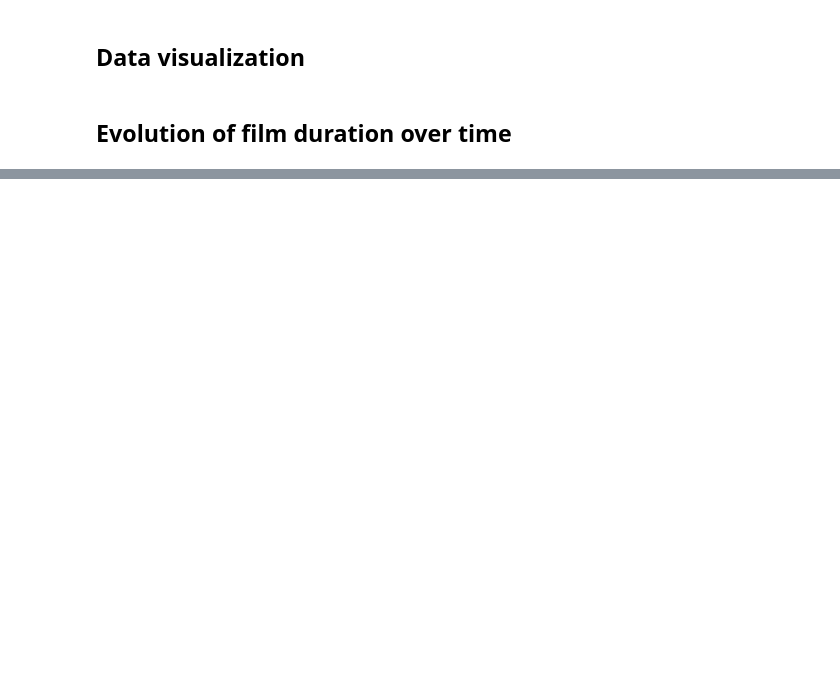
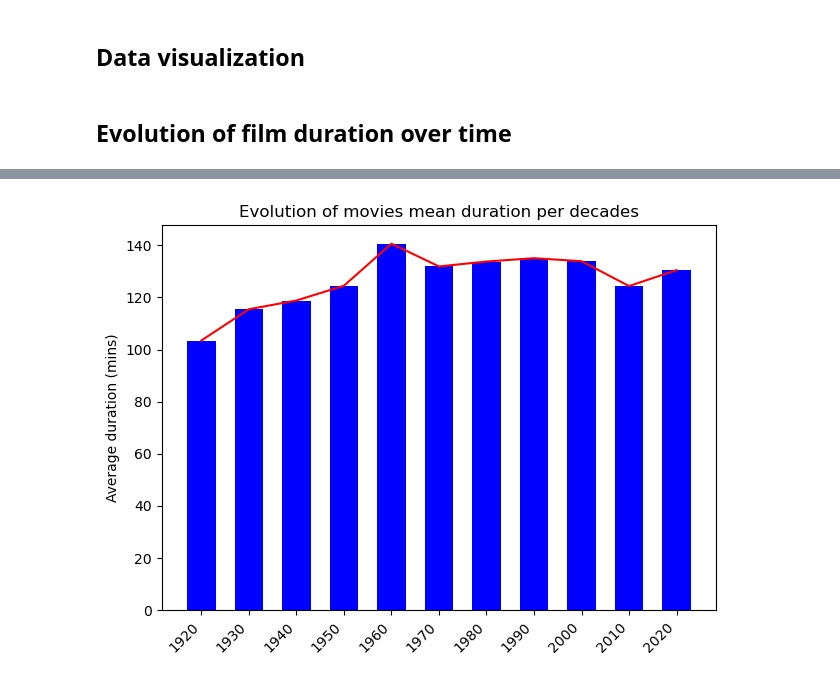
Before and after one commit to davidfernandez1619/ETL_project, a Jupyter notebook: Notebooks/5-Visualization.ipynb, the cells around one changed output, grey strips where cells are left out. Drawn from its saved outputs; the diff is of its cells as text; code cells hidden in the pictures; blank space fills up the shorter version.

```diff
--- a/Notebooks/5-Visualization.ipynb
+++ b/Notebooks/5-Visualization.ipynb
@@ -33,3 +76,38 @@ df = df.reset_index()
+# %%
+# We first create a copy of our dataframe, so that we don't manipulate our original df
+df_copy = df.copy()
+
+# We convert our column 'Film year' to datetime
+df_copy['Film year'] = pd.to_datetime(df_copy['Film year'], format='%Y')
+
+# We group our data by decades, and then calculate the mean of duration per decade
+df_copy['Decade'] = df_copy['Film year'].dt.year // 10 * 10
+avg_duration_by_decade = df_copy.groupby('Decade')['Film Duration'].mean()
+
+# We create a list with all decades from 1920 to 2020 so that we cover all our films
+decades = pd.date_range(start='1920', end='2030', freq='10Y').year
+
+# We configure our graphic with its line
+fig, ax = plt.subplots()
+ax.bar(avg_duration_by_decade.index, avg_duration_by_decade.values, color='blue', width=6)
+ax.plot(avg_duration_by_decade.index, avg_duration_by_decade.values, color='red')
+
+# We make our x axis cover all decades
+ax.set_xticks(decades)
+ax.set_xticklabels(decades, rotation=45, ha='right')
+
+# We set our title and labels
+ax.set_ylabel('Average duration (mins)')
+ax.set_title('Evolution of movies mean duration per decades')
+
+# Show graphic
+plt.tight_layout()
+plt.show()
+
+'''Our graphic shows that the mean of the duration of our movies has grew a lot until
+the 1960s (from 105 to 140 mins aprox), and has stayed pretty much stable since then'''
+# %% [output]
+[figure, added]
 # %%
 df
 # %% [output]
```
Also changed, not shown: parts of 6 cells of this notebook.
